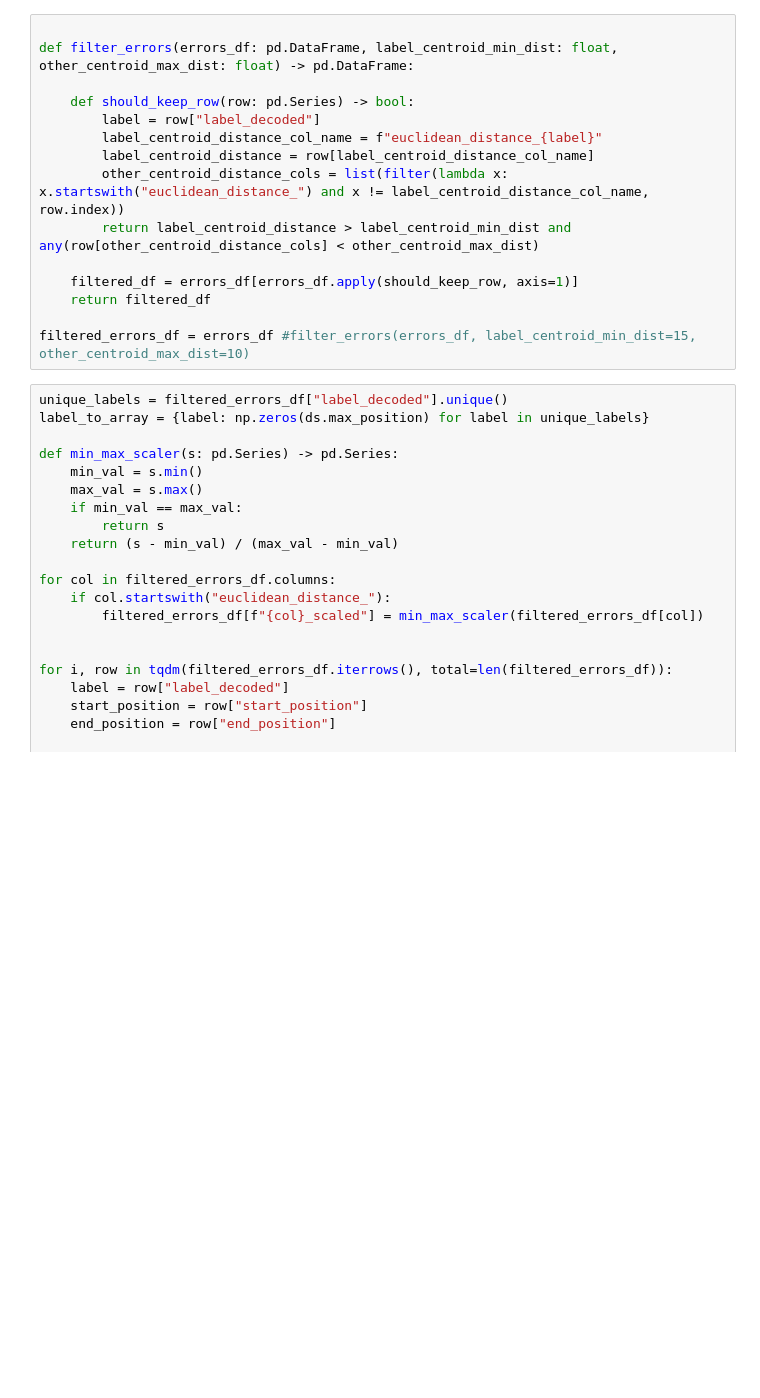
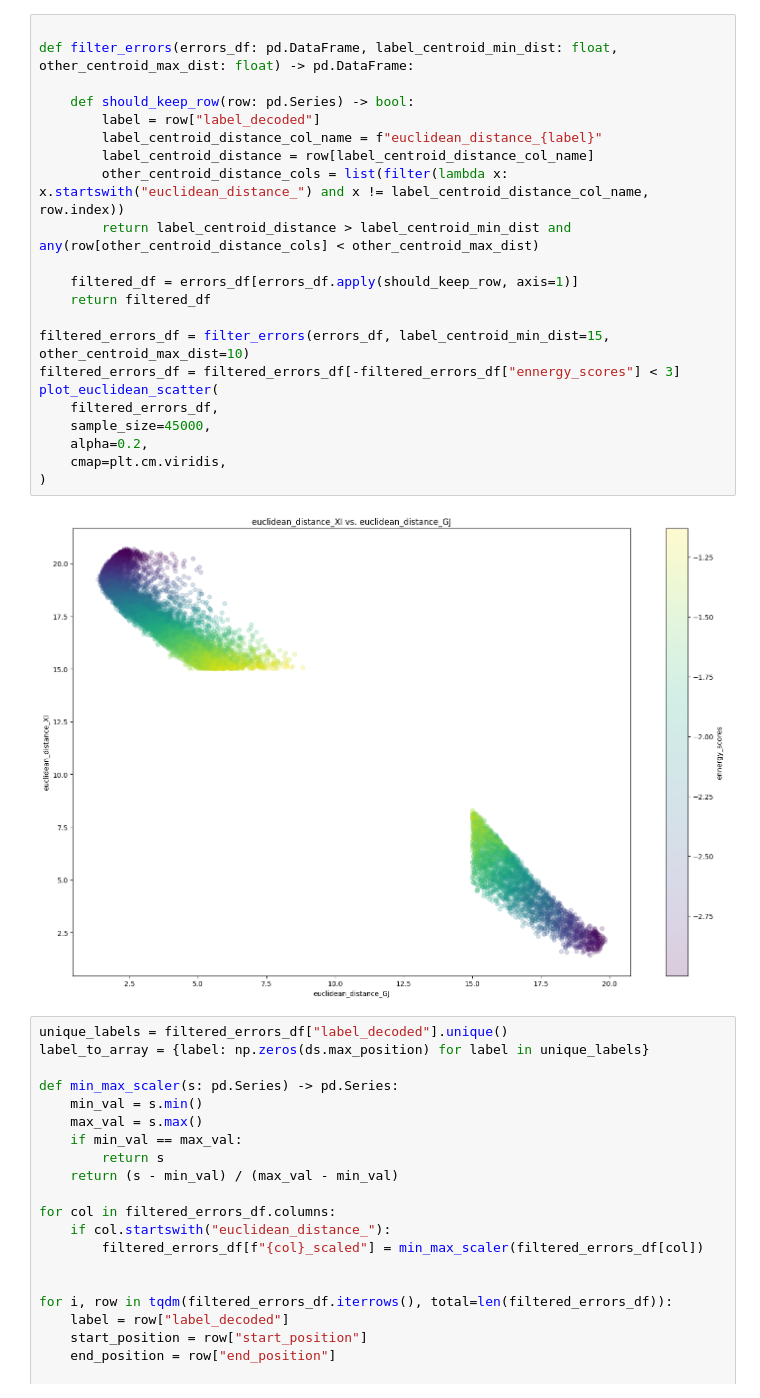
Before and after one commit to Soum-Soum/Dna-Transformer, a Jupyter notebook: test.ipynb, the cells around one changed output. Saved outputs shown, nothing was run; the diff lists cells and outputs as text; blank space fills up the shorter version.

```diff
--- a/test.ipynb
+++ b/test.ipynb
@@ -154,18 +191,27 @@ plot_euclidean_scatter(
 # %%
 
 def filter_errors(errors_df: pd.DataFrame, label_centroid_min_dist: float, other_centroid_max_dist: float) -> pd.DataFrame:
 
     def should_keep_row(row: pd.Series) -> bool:
         label = row["label_decoded"]
         label_centroid_distance_col_name = f"euclidean_distance_{label}"
         label_centroid_distance = row[label_centroid_distance_col_name]
         other_centroid_distance_cols = list(filter(lambda x: x.startswith("euclidean_distance_") and x != label_centroid_distance_col_name, row.index))
         return label_centroid_distance > label_centroid_min_dist and any(row[other_centroid_distance_cols] < other_centroid_max_dist)
 
     filtered_df = errors_df[errors_df.apply(should_keep_row, axis=1)]
     return filtered_df
 
-filtered_errors_df = errors_df #filter_errors(errors_df, label_centroid_min_dist=15, other_centroid_max_dist=10)
+filtered_errors_df = filter_errors(errors_df, label_centroid_min_dist=15, other_centroid_max_dist=10)
+filtered_errors_df = filtered_errors_df[-filtered_errors_df["ennergy_scores"] < 3]
+plot_euclidean_scatter(
+    filtered_errors_df,
+    sample_size=45000,
+    alpha=0.2,
+    cmap=plt.cm.viridis,
+)
+# %% [output]
+[figure, added]
 # %%
 unique_labels = filtered_errors_df["label_decoded"].unique()
 label_to_array = {label: np.zeros(ds.max_position) for label in unique_labels}
```
Also changed, not shown: parts of 10 cells of this notebook, 1 other file.
